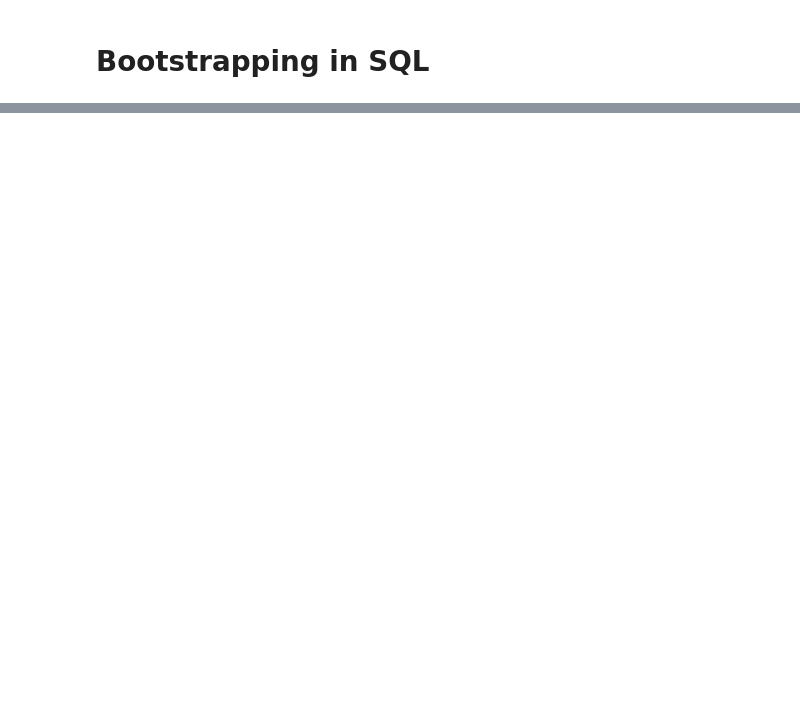
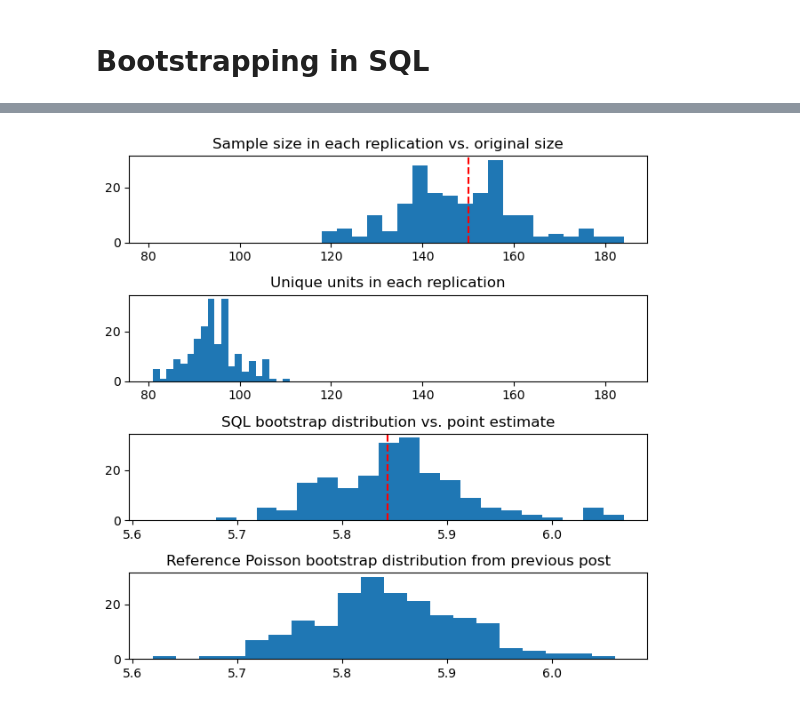
Before and after one commit to patrick-nicholson/patrick-nicholson.github.io, a Jupyter notebook: notebooks/bootstrapping-in-sql.ipynb, the cells around one changed output, grey strips where cells are left out. Cells and saved outputs as stored; diff of their text form; code cells hidden in the pictures; blank space fills up the shorter version.

```diff
--- a/notebooks/bootstrapping-in-sql.ipynb
+++ b/notebooks/bootstrapping-in-sql.ipynb
@@ -1078,0 +719,15 @@ Universal bootstrap is simply the application of Poisson bootstrap leveraging th
+# %%
+_ = f"""
+select
+    __replication_index,
+    count(1) as samples,
+    count(distinct row_id) as units,
+    avg(sepal_length) as estimate
+from
+    iris,
+    lateral poisson_bootstrap(row_id::text, configure_bootstrap(1, {bootstrap_replications}, .5))
+group by 1
+"""
+
+baby = read_postgres(_)
+display_sql(_)
@@ -1078,0 +748,29 @@ Universal bootstrap is simply the application of Poisson bootstrap leveraging th
+# %%
+fig, ax = plt.subplots(
+    nrows=4, figsize=(plt.rcParams["figure.figsize"][:1] * 2)
+)
+
+ax[1].sharex(ax[0])
+ax[3].sharex(ax[2])
+
+ax[0].hist(baby["samples"], bins=20)
+ax[0].axvline(len(iris), color="red", ls="--")
+ax[0].set_title(
+    "Sample size in each replication vs. original size"
+)
+
+ax[1].hist(baby["units"], bins=20)
+ax[1].set_title("Unique units in each replication")
+
+ax[2].hist(baby["estimate"], bins=20)
+ax[2].axvline(iris["sepal_length"].mean(), color="red", ls="--")
+ax[2].set_title("SQL bootstrap distribution vs. point estimate")
+
+ax[3].hist(poisson_baby_null, bins=20)
+ax[3].set_title(
+    "Reference Poisson bootstrap distribution from previous post"
+)
+
+fig.tight_layout();
+# %% [output]
+[figure, added]
```
Also changed, not shown: parts of 77 cells of this notebook, 12 other files.
